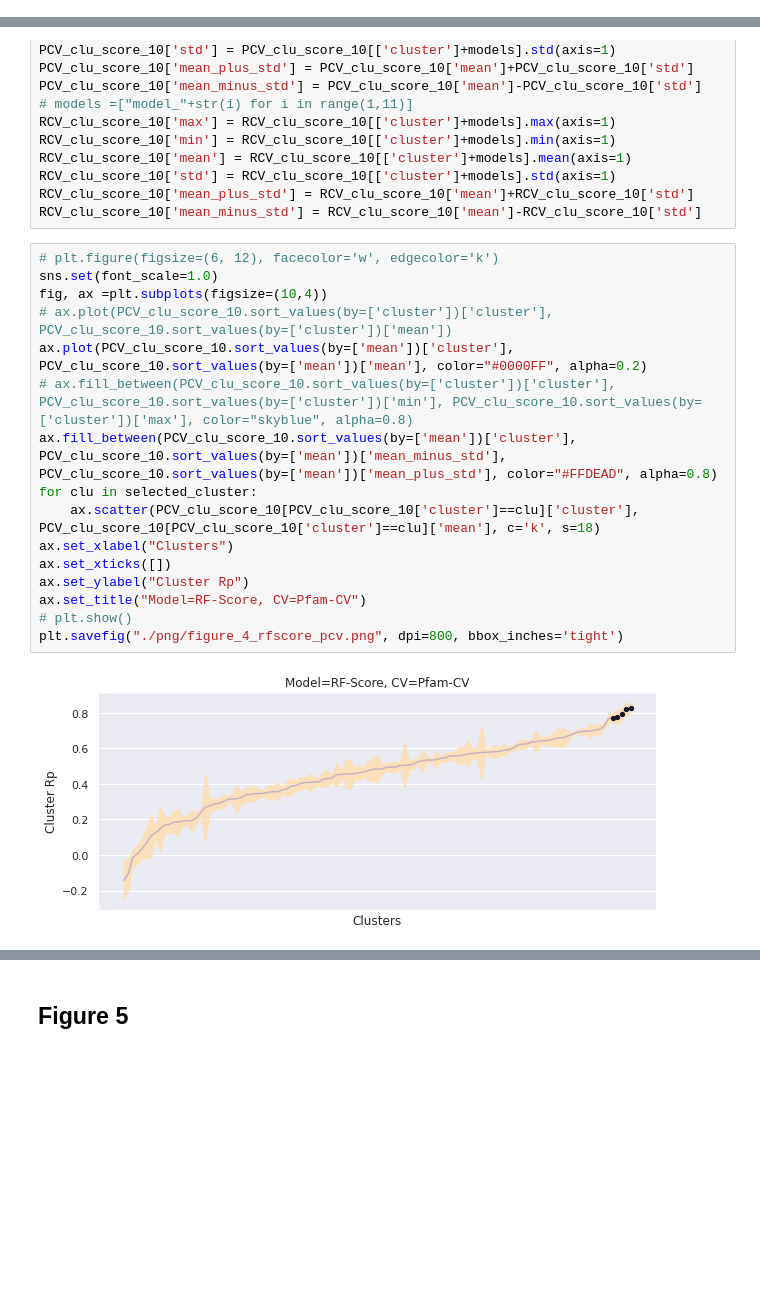
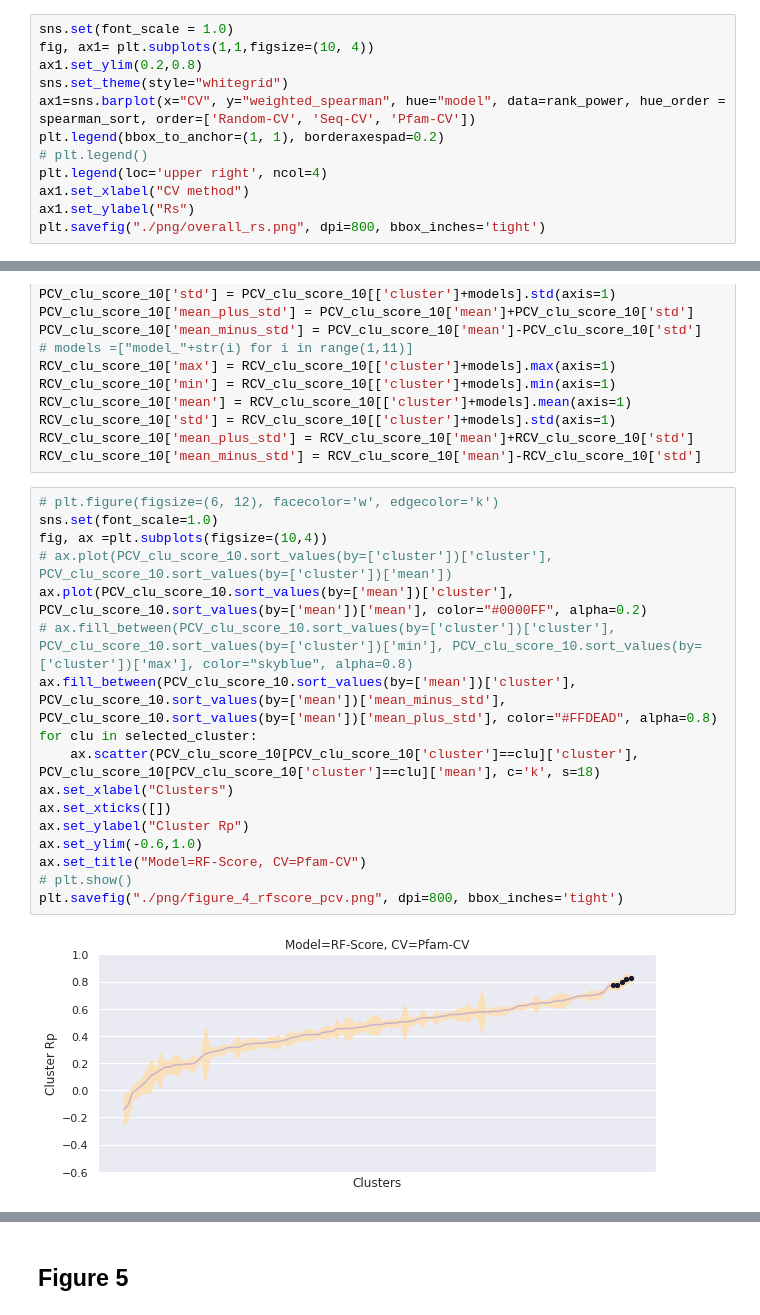
Before and after one commit to hnlab/generalization_benchmark, a Jupyter notebook: plot_scripts/plots.ipynb, the cells around one changed output, grey strips where cells are left out. Saved outputs shown, nothing was run; the diff lists cells and outputs as text; blank space fills up the shorter version.

```diff
--- a/plot_scripts/plots.ipynb
+++ b/plot_scripts/plots.ipynb
@@ -127,0 +152,12 @@ all_model_average_result = pd.read_csv("../models/results/all_model_3_fold_avera
+# %%
+sns.set(font_scale = 1.0)
+fig, ax1= plt.subplots(1,1,figsize=(10, 4))
+ax1.set_ylim(0.2,0.8)
+sns.set_theme(style="whitegrid")
+ax1=sns.barplot(x="CV", y="weighted_spearman", hue="model", data=rank_power, hue_order = spearman_sort, order=['Random-CV', 'Seq-CV', 'Pfam-CV'])
+plt.legend(bbox_to_anchor=(1, 1), borderaxespad=0.2)
+# plt.legend()
+plt.legend(loc='upper right', ncol=4)
+ax1.set_xlabel("CV method")
+ax1.set_ylabel("Rs")
+plt.savefig("./png/overall_rs.png", dpi=800, bbox_inches='tight')
@@ -199,21 +237,22 @@ RCV_clu_score_10['mean_minus_std'] = RCV_clu_score_10['mean']-RCV_clu_score_10['
 # %%
 # plt.figure(figsize=(6, 12), facecolor='w', edgecolor='k')
 sns.set(font_scale=1.0)
 fig, ax =plt.subplots(figsize=(10,4))
 # ax.plot(PCV_clu_score_10.sort_values(by=['cluster'])['cluster'], PCV_clu_score_10.sort_values(by=['cluster'])['mean'])
 ax.plot(PCV_clu_score_10.sort_values(by=['mean'])['cluster'], PCV_clu_score_10.sort_values(by=['mean'])['mean'], color="#0000FF", alpha=0.2)
 # ax.fill_between(PCV_clu_score_10.sort_values(by=['cluster'])['cluster'], PCV_clu_score_10.sort_values(by=['cluster'])['min'], PCV_clu_score_10.sort_values(by=['cluster'])['max'], color="skyblue", alpha=0.8)
 ax.fill_between(PCV_clu_score_10.sort_values(by=['mean'])['cluster'], PCV_clu_score_10.sort_values(by=['mean'])['mean_minus_std'], PCV_clu_score_10.sort_values(by=['mean'])['mean_plus_std'], color="#FFDEAD", alpha=0.8)
 for clu in selected_cluster:
     ax.scatter(PCV_clu_score_10[PCV_clu_score_10['cluster']==clu]['cluster'], PCV_clu_score_10[PCV_clu_score_10['cluster']==clu]['mean'], c='k', s=18)
 ax.set_xlabel("Clusters")
 ax.set_xticks([])
 ax.set_ylabel("Cluster Rp")
+ax.set_ylim(-0.6,1.0)
 ax.set_title("Model=RF-Score, CV=Pfam-CV")
 # plt.show()
 plt.savefig("./png/figure_4_rfscore_pcv.png", dpi=800, bbox_inches='tight')
 # %% [output]
-[figure, old version]
+[figure, new version]
 # %%
 # plt.figure(figsize=(6, 12), facecolor='w', edgecolor='k')
 sns.set(font_scale=1.0)
```
Also changed, not shown: parts of 34 cells of this notebook, 31 other files.
